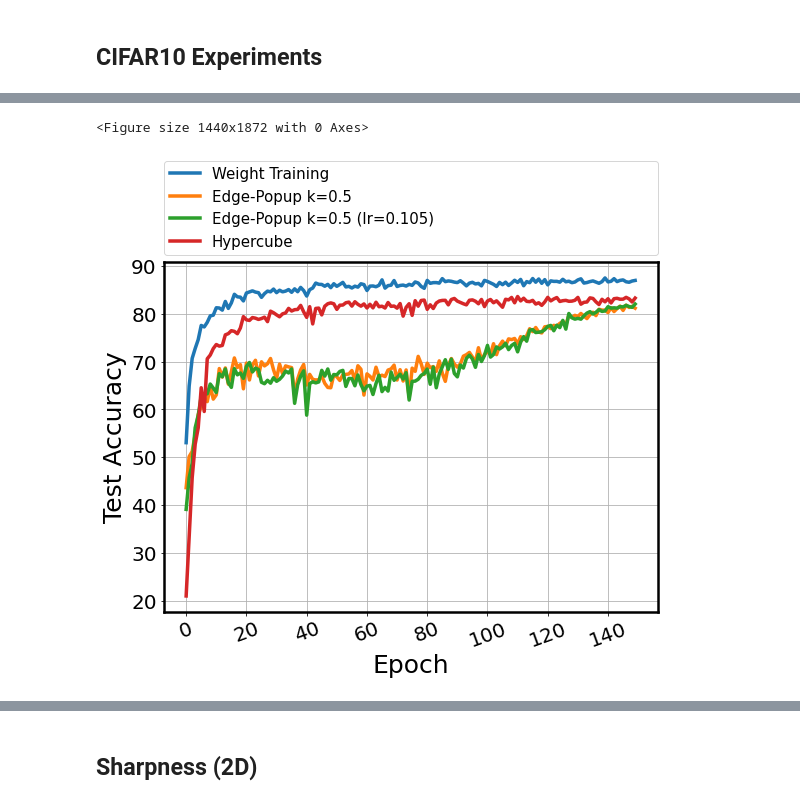
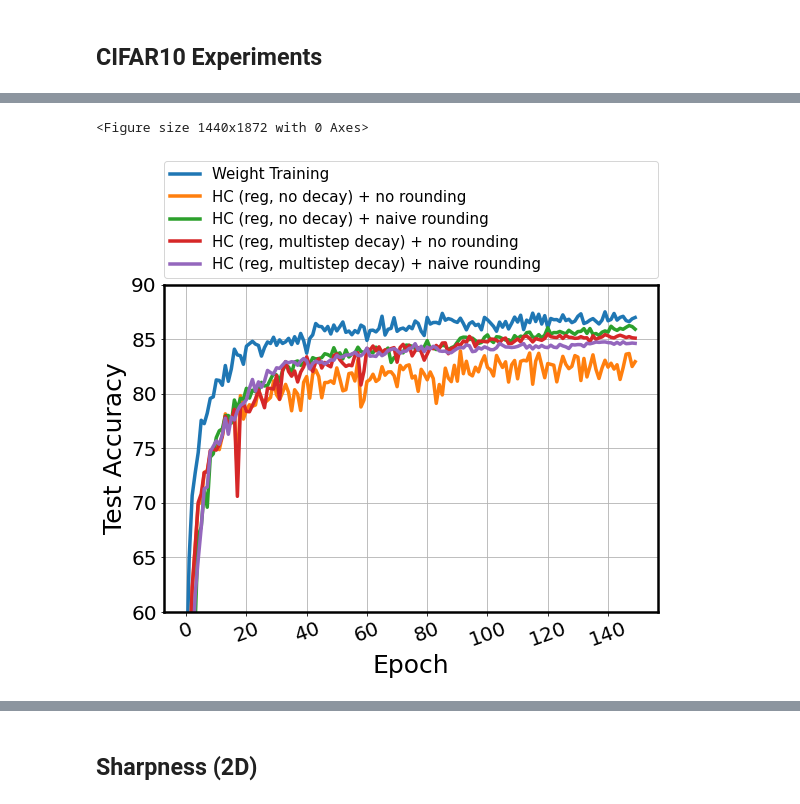
Before and after one commit to ksreenivasan/pruning_is_enough, a Jupyter notebook: plotting_things.ipynb, the cells around one changed output, grey strips where cells are left out. Drawn from its saved outputs; the diff is of its cells as text; code cells hidden in the pictures.

Commit message:
before/after rounding for no/multistep decay added

```diff
--- a/plotting_things.ipynb
+++ b/plotting_things.ipynb
@@ -296,35 +329,72 @@ df_weight_train[:observation_window].plot(x='epoch', y='test_acc_smooth', linest
                               ax=ax, linewidth=3.5, color="C0", markersize=20, markevery=1,
                               label=r"Weight Training")
 
+df_hc_reg[:observation_window].plot(x='epoch', y='test_acc_before_rounding', linestyle='-',
+                              ax=ax, linewidth=3.5, color="C1", markersize=20, markevery=1,
+                              label=r"HC (reg, no decay) + no rounding")
+
+df_hc_reg[:observation_window].plot(x='epoch', y='test_acc_smooth', linestyle='-',
+                              ax=ax, linewidth=3.5, color="C2", markersize=20, markevery=1,
+                              label=r"HC (reg, no decay) + naive rounding")
+
+df_hc_reg_multistep[:observation_window].plot(x='epoch', y='test_acc_before_rounding', linestyle='-',
+                              ax=ax, linewidth=3.5, color="C3", markersize=20, markevery=1,
+                              label=r"HC (reg, multistep decay) + no rounding")
+
+df_hc_reg_multistep[:observation_window].plot(x='epoch', y='test_acc_smooth', linestyle='-',
+                              ax=ax, linewidth=3.5, color="C4", markersize=20, markevery=1,
+                              label=r"HC (reg, multistep decay) + naive rounding")
+
+
+
+# df_hc[:observation_window].plot(x='epoch', y='test_acc_smooth', linestyle='-',
+#                               ax=ax, linewidth=3.5, color="C3", markersize=20, markevery=1,
+#                               label=r"HC (noreg) + naive")
+
+# df_hc_prob[:observation_window].plot(x='epoch', y='test_acc_smooth', linestyle='--',
+#                               ax=ax, linewidth=3.5, color="C3", markersize=20, markevery=1,
+#                               label=r"HC (noreg) + prob")
+
+
+# df_hc_prob_reg[:observation_window].plot(x='epoch', y='test_acc_smooth', linestyle='--',
+#                               ax=ax, linewidth=3.5, color="C2", markersize=20, markevery=1,
+#                               label=r"HC (reg) + prob")
+
+
+
+
+# df_ep3[:observation_window].plot(x='epoch', y='test_acc_smooth', linestyle='-',
+#                               ax=ax, linewidth=3.5, color="C1", markersize=20, markevery=1,
+#                               label=r"Edge-Popup k=0.5")
+
+'''
 df_ep[:observation_window].plot(x='epoch', y='test_acc_smooth', linestyle='-',
                               ax=ax, linewidth=3.5, color="C1", markersize=20, markevery=1,
                               label=r"Edge-Popup k=0.5")
 
 df_ep2[:observation_window].plot(x='epoch', y='test_acc_smooth', linestyle='-',
                               ax=ax, linewidth=3.5, color="C2", markersize=20, markevery=1,
                               label=r"Edge-Popup k=0.5 (lr=0.105)")
+'''
 
-df_hc[:observation_window].plot(x='epoch', y='test_acc_smooth', linestyle='-',
-                              ax=ax, linewidth=3.5, color="C3", markersize=20, markevery=1,
-                              label=r"Hypercube")
 
 
 plt.xlabel("Epoch",fontsize=25)
 plt.ylabel("Test Accuracy",fontsize=25)
 plt.xticks(size=20, rotation=20)
 plt.yticks(size=20)
-#plt.ylim(60, 90)
+plt.ylim(60, 90)
 #plt.xlim(-1, 80)
 legend_properties = {'size':15}
 ax.xaxis.get_offset_text().set_fontsize(15)
 ax.xaxis.get_offset_text().set_weight('bold')
 #ax.legend(prop=legend_properties)
 ax.legend(bbox_to_anchor=(0., 1.02, 1., .102), loc='lower left',
            ncol=1, mode="expand", borderaxespad=0., prop=legend_properties)
 #ax.legend(bbox_to_anchor=(1.05, 1), loc='upper left', borderaxespad=0., prop=legend_properties)
 plt.grid()
 plt.tight_layout()
 plt.savefig("pruning_acc_comparison_cifar10.pdf", format='pdf', dpi=600, bbox_inches='tight', pad_inches=0.05)
 # %% [output]
 <Figure size 1440x1872 with 0 Axes>
-[figure, old version]
+[figure, new version]
```
Also changed, not shown: parts of 16 cells of this notebook.
